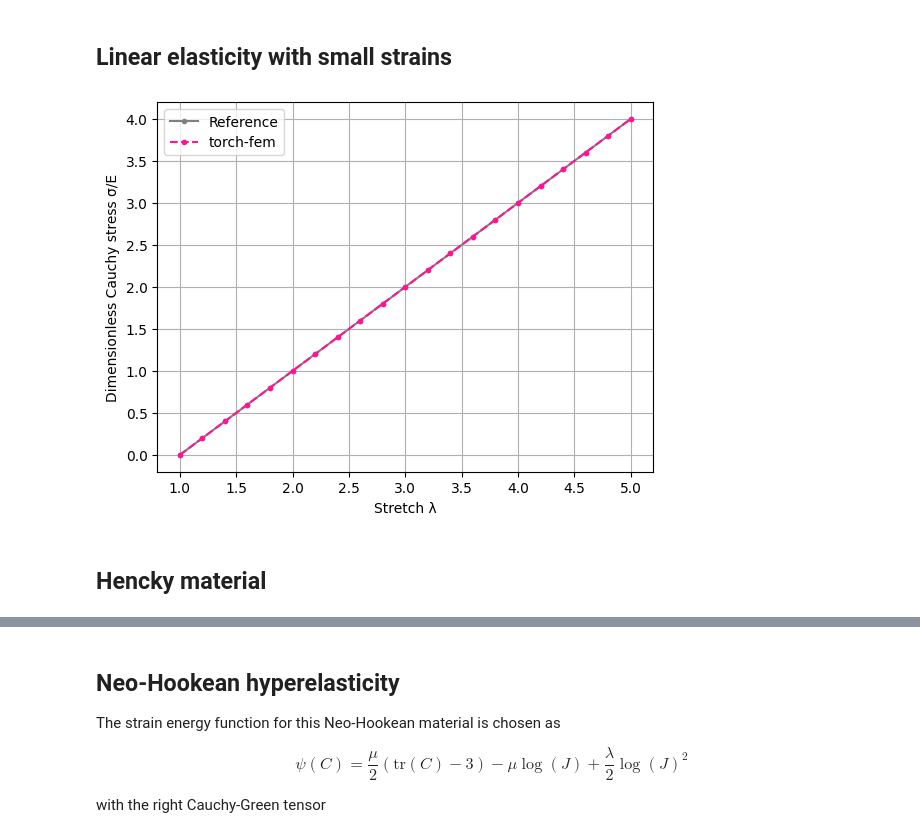
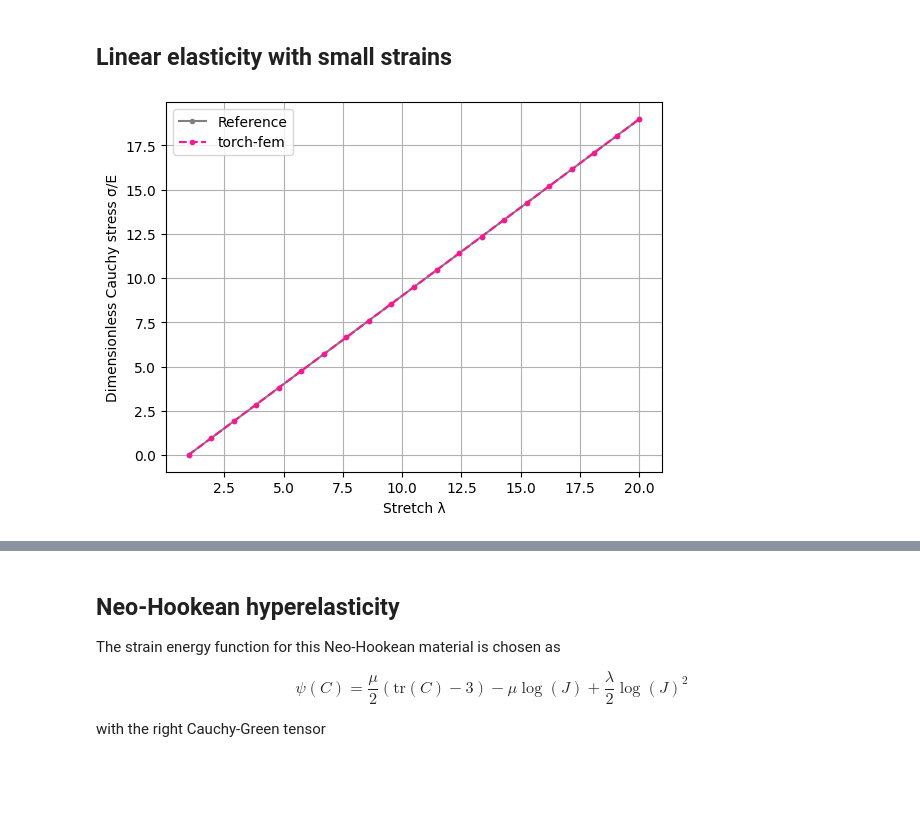
Before and after one commit to meyer-nils/torch-fem, a Jupyter notebook: examples/basic/solid/large_stretch.ipynb, the cells around one changed output, grey strips where cells are left out. Cells and saved outputs as stored; diff of their text form; code cells hidden in the pictures; blank space fills up the shorter version.

```diff
--- a/examples/basic/solid/large_stretch.ipynb
+++ b/examples/basic/solid/large_stretch.ipynb
@@ -6,15 +18,4 @@ We compare different material models for uni-axial strain with a large stretch o
 # %%
-import matplotlib.pyplot as plt
-import torch
-from scipy.optimize import fsolve
-import numpy as np
-
-from torchfem import Solid
-from torchfem.mesh import cube_hexa
-from torchfem.materials import IsotropicElasticity3D, IsotropicHencky3D, Hyperelastic3D
-
-torch.set_default_dtype(torch.float64)
-
 # Material
 E = 1000.0
 nu = 0.3
@@ -33,7 +34,7 @@ center1 = nodes[:, 1] == 0.5
 center2 = nodes[:, 2] == 0.5
 
 # Load
-U = 4.0
+U = 19.0
 N = 21
 displacements = torch.zeros_like(nodes)
 displacements[right, 0] = U
@@ -52,26 +53,24 @@ constraints[center2, 2] = True
 ## Linear elasticity with small strains
 # %%
 # Reference solution
-σ1_ref = torch.linspace(0.0, E * U, N)
+σl_ref = torch.linspace(0.0, E * U, N)
 # %%
 # Create model
 material = IsotropicElasticity3D(E=E, nu=nu)
 box = Solid(nodes, elements, material)
 box.constraints = constraints
 box.displacements = displacements
 
 # Solve
-u1, f1, σ1, F1, α1 = box.solve(increments=increments, return_intermediate=True)
+_, _, σl, _, _ = box.solve(increments=increments, return_intermediate=True)
 
 # Plot
-plt.plot(λ, σ1_ref / E, ".-", color="gray", label="Reference")
-plt.plot(λ, σ1[..., 0, 0].mean(dim=1) / E, ".--", color="deeppink", label="torch-fem")
+plt.plot(λ, σl_ref / E, ".-", color="gray", label="Reference")
+plt.plot(λ, σl[..., 0, 0].mean(dim=1) / E, ".--", color="deeppink", label="torch-fem")
 plt.xlabel("Stretch λ")
 plt.ylabel("Dimensionless Cauchy stress σ/E")
 plt.grid()
 plt.legend()
 plt.show()
 # %% [output]
-[figure, old version]
+[figure, new version]
-# %% [markdown]
-## Hencky material
```
Also changed, not shown: parts of 8 cells of this notebook, 7 other files.
